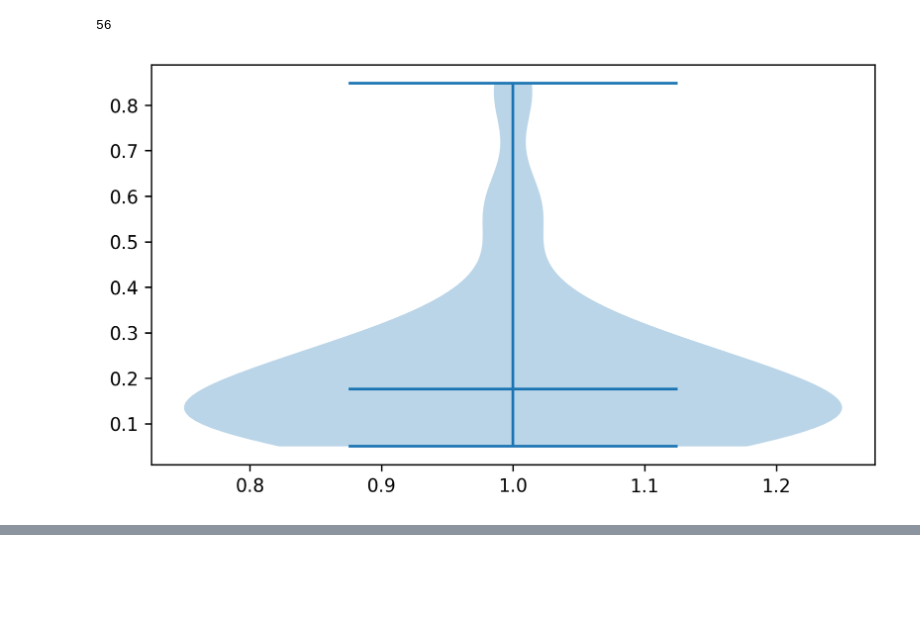
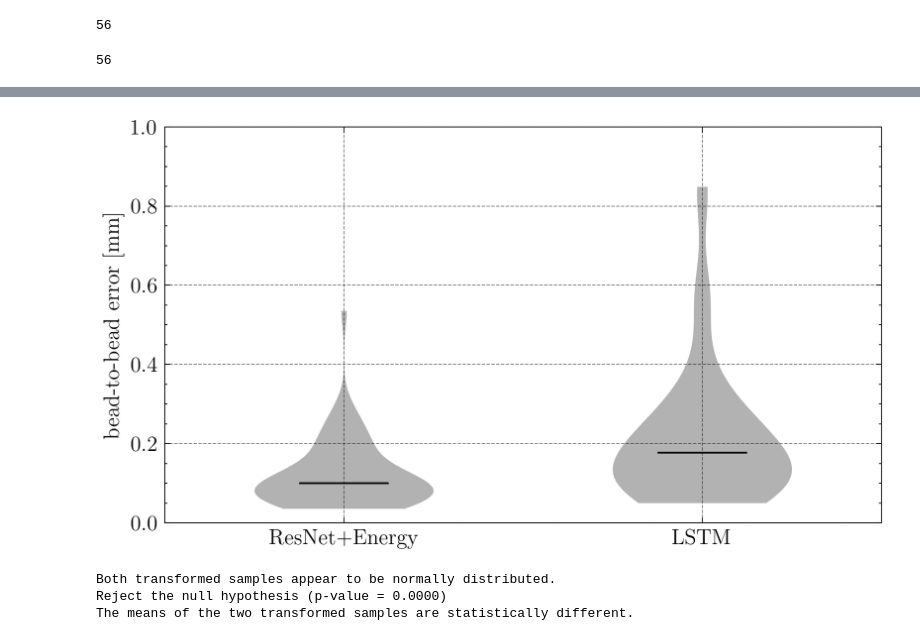
Before and after one commit to mglasder/waam-e2e, a Jupyter notebook: paper/eval.ipynb, the cells around one changed output, grey strips where cells are left out. Saved outputs shown, nothing was run; the diff lists cells and outputs as text; code cells hidden in the pictures; blank space fills up the shorter version.

```diff
--- a/paper/eval.ipynb
+++ b/paper/eval.ipynb
@@ -2,6 +2,7 @@
 from pathlib import Path
 
 import numpy as np
+import pandas as pd
 import torch
 from matplotlib import pyplot as plt
 
@@ -12,6 +13,12 @@ timing.ENABLE_TIMING = True
 from e2e.data.loader import EXPERIMENT as EXP
 from e2e.models.recurrent import LSTM
 from e2e.prediction.end_to_end import DataLoader, ModelHandler, Plotter, Predictor
+
+import scienceplots
+plt.style.use(['science', 'ieee', 'grid'])
+plt.rcParams.update({"font.size": 12})
+plt.rcParams.update({"mathtext.default": "regular"})
+
 
 PROJECT_NAME = "waam-e2e-pre"
 RUN_ID = "q2btbt08"
@@ -25,4 +32,7 @@ VM_DATA_DIR = Path("/home/magnus/datasets/waam/30_processing_results/ImageGenera
 INPUT_LENGTH = 90
 TARGET_LENGTH = 90
 P = 0.5
+
+%load_ext autoreload
+%autoreload 2
 # %% [output]
@@ -145,10 +269,20 @@ for batch in val_data_loader:
 len(modhaussdorff)
 # %% [output]
 56
-# %%
-cm = 1 / 2.54
-fig, ax = plt.subplots(figsize=(18 * cm, 10 * cm), dpi=300)
-v1 = ax.violinplot(dataset=np.array(modhaussdorff), showmedians=True, showmeans=False, showextrema=True, widths=0.5)
-plt.show()
-# %% [output]
-[figure, removed]
+# %%
+b2b_resnet_energy = np.loadtxt("/home/magnus/repos/ml-footprint-pred/paper1/b2b_results/data/b2b_losses_fp:Resnet-g2cyy7rt_shape:Energy2.csv")
+# %%
+len(b2b_resnet_energy)
+# %% [output]
+56
+# %%
+desc = {
+    "title": "",
+    "x-axis": "",
+    "y-axis": "bead-to-bead error $[\mathrm{mm}]$"
+}
+
+labels = ["ResNet+Energy", "LSTM"]
+
+plot_two_violions(desc, labels, [np.array(b2b_resnet_energy), np.array(modhaussdorff)])
+# %% [output]
@@ -154,0 +306,41 @@ plt.show()
+[figure, added]
+# %%
+import numpy as np
+from scipy.stats import ttest_ind, boxcox, shapiro
+import matplotlib.pyplot as plt
+
+# Generate non-normal data for the example
+np.random.seed(42)
+sample_1 = b2b_resnet_energy
+sample_2 = modhaussdorff
+
+# Apply Box-Cox transformation
+sample_1_transformed, _ = boxcox(sample_1)
+sample_2_transformed, _ = boxcox(sample_2)
+
+# Check normality using Shapiro-Wilk test
+_, p_value_1 = shapiro(sample_1_transformed)
+_, p_value_2 = shapiro(sample_2_transformed)
+
+if p_value_1 > 0.05 and p_value_2 > 0.05:
+    print("Both transformed samples appear to be normally distributed.")
+else:
+    print("One or both transformed samples do not appear to be normally distributed.")
+
+# Conduct the t-test for independent samples on transformed data
+t_stat, p_value = ttest_ind(sample_1_transformed, sample_2_transformed)
+
+# Choose a significance level
+alpha = 0.05
+
+# Make a decision based on the p-value
+if p_value < alpha:
+    print(f"Reject the null hypothesis (p-value = {p_value:.4f})")
+    print("The means of the two transformed samples are statistically different.")
+else:
+    print(f"Fail to reject the null hypothesis (p-value = {p_value:.4f})")
+    print("The means of the two transformed samples are not statistically different.")
+# %% [output]
+Both transformed samples appear to be normally distributed.
+Reject the null hypothesis (p-value = 0.0000)
+The means of the two transformed samples are statistically different.
```
Also changed, not shown: parts of 20 cells of this notebook, 1 other file.
